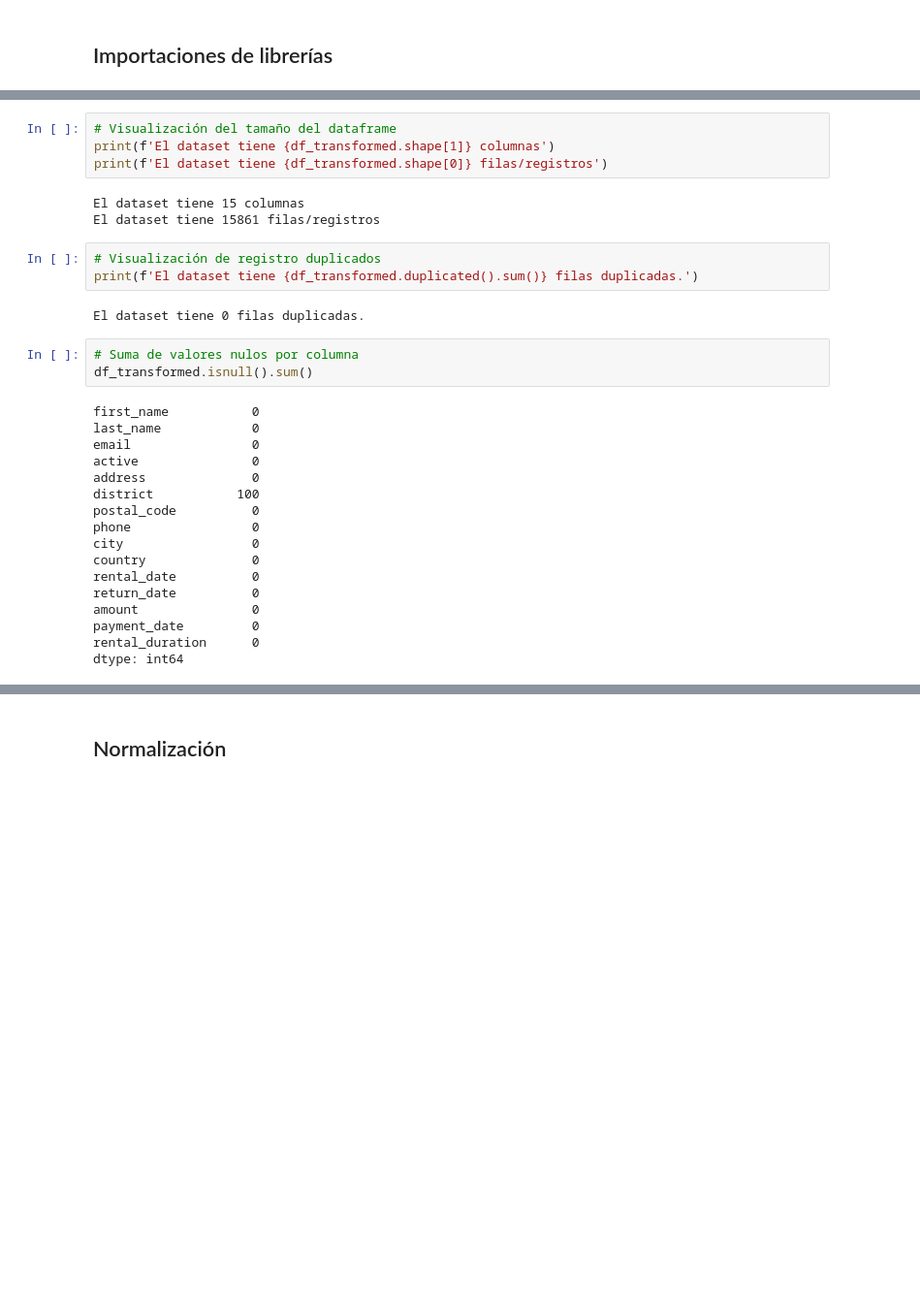
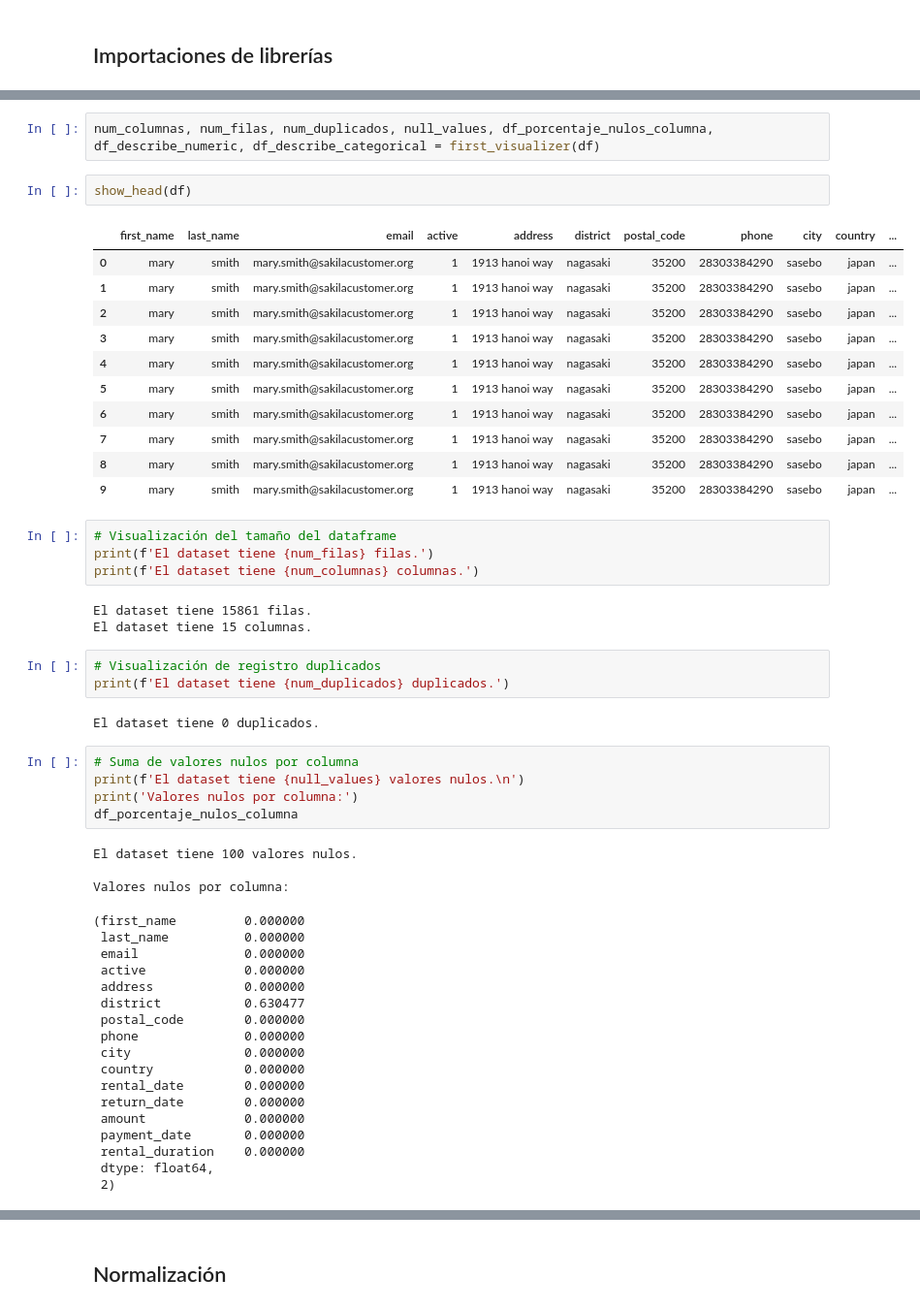
Before and after one commit to Bootcamp-DA-P2/Data-Automation-MySQL-Python-Excel-Grupo-4, a Jupyter notebook: notebooks/notebook-client-demographic-activity.ipynb, the cells around one changed output, grey strips where cells are left out. Shown at 97% size. Saved outputs shown, nothing was run; the diff lists cells and outputs as text; blank space fills up the shorter version.

```diff
--- a/notebooks/notebook-client-demographic-activity.ipynb
+++ b/notebooks/notebook-client-demographic-activity.ipynb
@@ -23,32 +37,54 @@ df_transformed.head()
+# %%
+num_columnas, num_filas, num_duplicados, null_values, df_porcentaje_nulos_columna, df_describe_numeric, df_describe_categorical = first_visualizer(df)
+# %%
+show_head(df)
+# %% [output]
+|  | first_name | last_name | email | active | address | district | postal_code | phone | city | country | ... |
+| 0 | mary | smith | mary.smith@sakilacustomer.org | 1 | 1913 hanoi way | nagasaki | 35200 | 28303384290 | sasebo | japan | ... |
+| 1 | mary | smith | mary.smith@sakilacustomer.org | 1 | 1913 hanoi way | nagasaki | 35200 | 28303384290 | sasebo | japan | ... |
+| 2 | mary | smith | mary.smith@sakilacustomer.org | 1 | 1913 hanoi way | nagasaki | 35200 | 28303384290 | sasebo | japan | ... |
+| 3 | mary | smith | mary.smith@sakilacustomer.org | 1 | 1913 hanoi way | nagasaki | 35200 | 28303384290 | sasebo | japan | ... |
+| 4 | mary | smith | mary.smith@sakilacustomer.org | 1 | 1913 hanoi way | nagasaki | 35200 | 28303384290 | sasebo | japan | ... |
+| 5 | mary | smith | mary.smith@sakilacustomer.org | 1 | 1913 hanoi way | nagasaki | 35200 | 28303384290 | sasebo | japan | ... |
+| 6 | mary | smith | mary.smith@sakilacustomer.org | 1 | 1913 hanoi way | nagasaki | 35200 | 28303384290 | sasebo | japan | ... |
+| 7 | mary | smith | mary.smith@sakilacustomer.org | 1 | 1913 hanoi way | nagasaki | 35200 | 28303384290 | sasebo | japan | ... |
+| 8 | mary | smith | mary.smith@sakilacustomer.org | 1 | 1913 hanoi way | nagasaki | 35200 | 28303384290 | sasebo | japan | ... |
+| 9 | mary | smith | mary.smith@sakilacustomer.org | 1 | 1913 hanoi way | nagasaki | 35200 | 28303384290 | sasebo | japan | ... |
 # %%
 # Visualización del tamaño del dataframe
-print(f'El dataset tiene {df_transformed.shape[1]} columnas')
-print(f'El dataset tiene {df_transformed.shape[0]} filas/registros')
+print(f'El dataset tiene {num_filas} filas.')
+print(f'El dataset tiene {num_columnas} columnas.')
 # %% [output]
-El dataset tiene 15 columnas
-El dataset tiene 15861 filas/registros
+El dataset tiene 15861 filas.
+El dataset tiene 15 columnas.
 # %%
 # Visualización de registro duplicados
-print(f'El dataset tiene {df_transformed.duplicated().sum()} filas duplicadas.')
+print(f'El dataset tiene {num_duplicados} duplicados.')
 # %% [output]
-El dataset tiene 0 filas duplicadas.
+El dataset tiene 0 duplicados.
 # %%
 # Suma de valores nulos por columna
-df_transformed.isnull().sum()
+print(f'El dataset tiene {null_values} valores nulos.\n')
+print('Valores nulos por columna:')
+df_porcentaje_nulos_columna
 # %% [output]
-first_name           0
-last_name            0
-email                0
-active               0
-address              0
-district           100
-postal_code          0
-phone                0
-city                 0
-country              0
-rental_date          0
-return_date          0
-amount               0
-payment_date         0
-rental_duration      0
-dtype: int64
+El dataset tiene 100 valores nulos.
+
+Valores nulos por columna:
+(first_name         0.000000
+ last_name          0.000000
+ email              0.000000
+ active             0.000000
+ address            0.000000
+ district           0.630477
+ postal_code        0.000000
+ phone              0.000000
+ city               0.000000
+ country            0.000000
+ rental_date        0.000000
+ return_date        0.000000
+ amount             0.000000
+ payment_date       0.000000
+ rental_duration    0.000000
+ dtype: float64,
+ 2)
```
Also changed, not shown: parts of 34 cells of this notebook, 3 other files.
